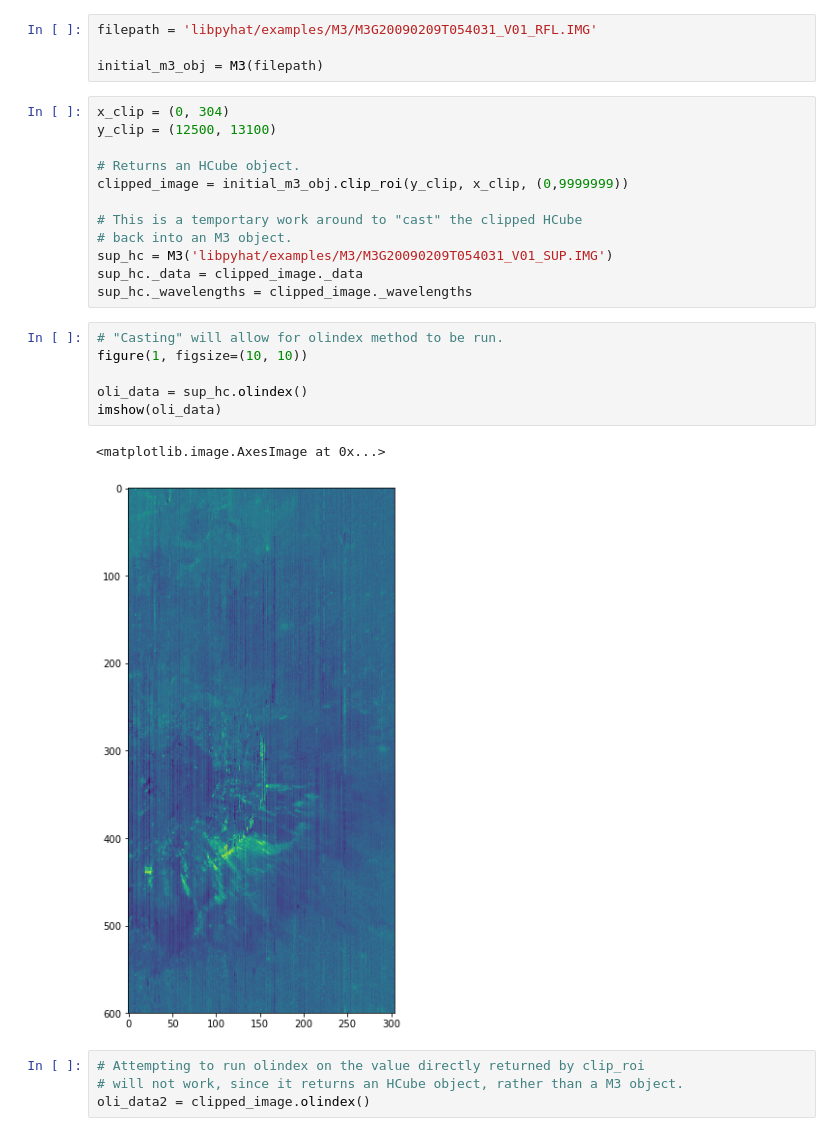
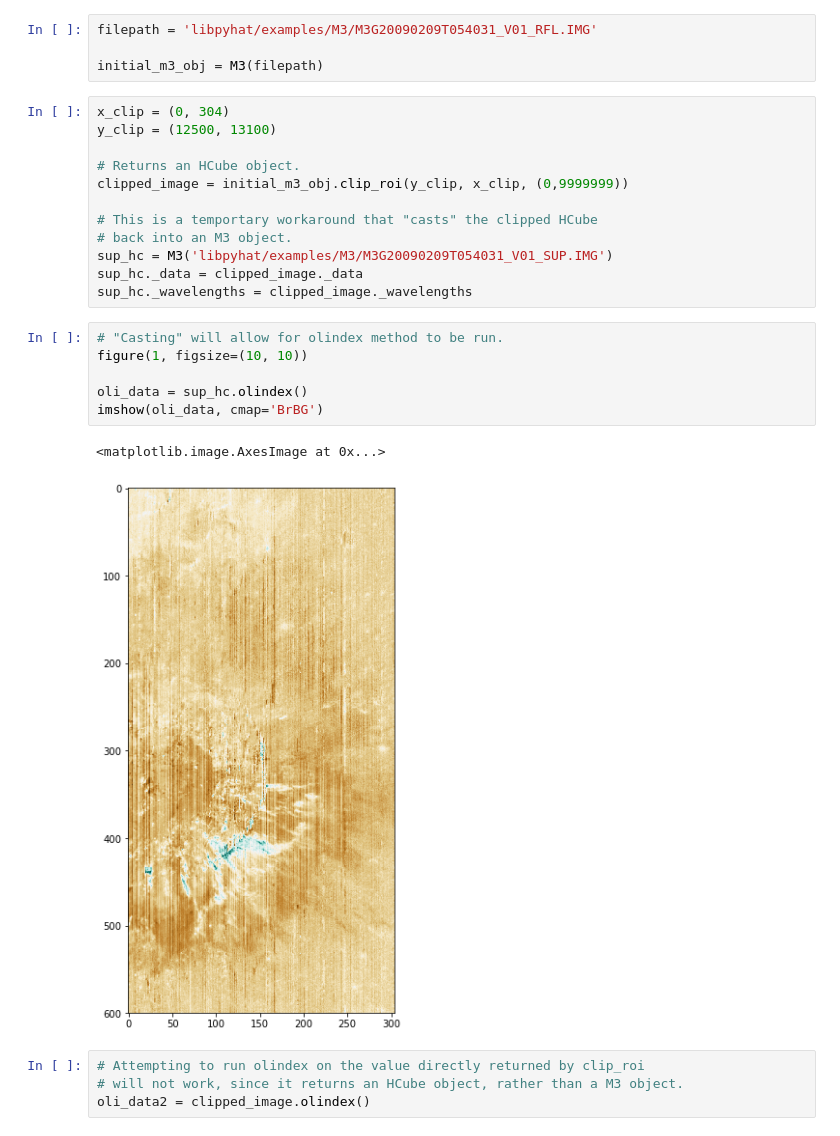
Before and after one commit to jlaura/PyHAT, a Jupyter notebook: notebooks/pyhat_m3_examples_img.ipynb, the cells around one changed output. Saved outputs shown, nothing was run; the diff lists cells and outputs as text.

```diff
--- a/notebooks/pyhat_m3_examples_img.ipynb
+++ b/notebooks/pyhat_m3_examples_img.ipynb
@@ -25,7 +577,7 @@ y_clip = (12500, 13100)
 # Returns an HCube object.
 clipped_image = initial_m3_obj.clip_roi(y_clip, x_clip, (0,9999999))
 
-# This is a temportary work around to "cast" the clipped HCube
+# This is a temportary workaround that "casts" the clipped HCube
 # back into an M3 object.
 sup_hc = M3('libpyhat/examples/M3/M3G20090209T054031_V01_SUP.IMG')
 sup_hc._data = clipped_image._data
@@ -33,12 +585,12 @@ sup_hc._wavelengths = clipped_image._wavelengths
 # %%
 # "Casting" will allow for olindex method to be run.
 figure(1, figsize=(10, 10))
 
 oli_data = sup_hc.olindex()
-imshow(oli_data)
+imshow(oli_data, cmap='BrBG')
 # %% [output]
 <matplotlib.image.AxesImage at 0x...>
-[figure, old version]
+[figure, new version]
 # %%
 # Attempting to run olindex on the value directly returned by clip_roi
 # will not work, since it returns an HCube object, rather than a M3 object.
```
Also changed, not shown: parts of 48 cells of this notebook.
